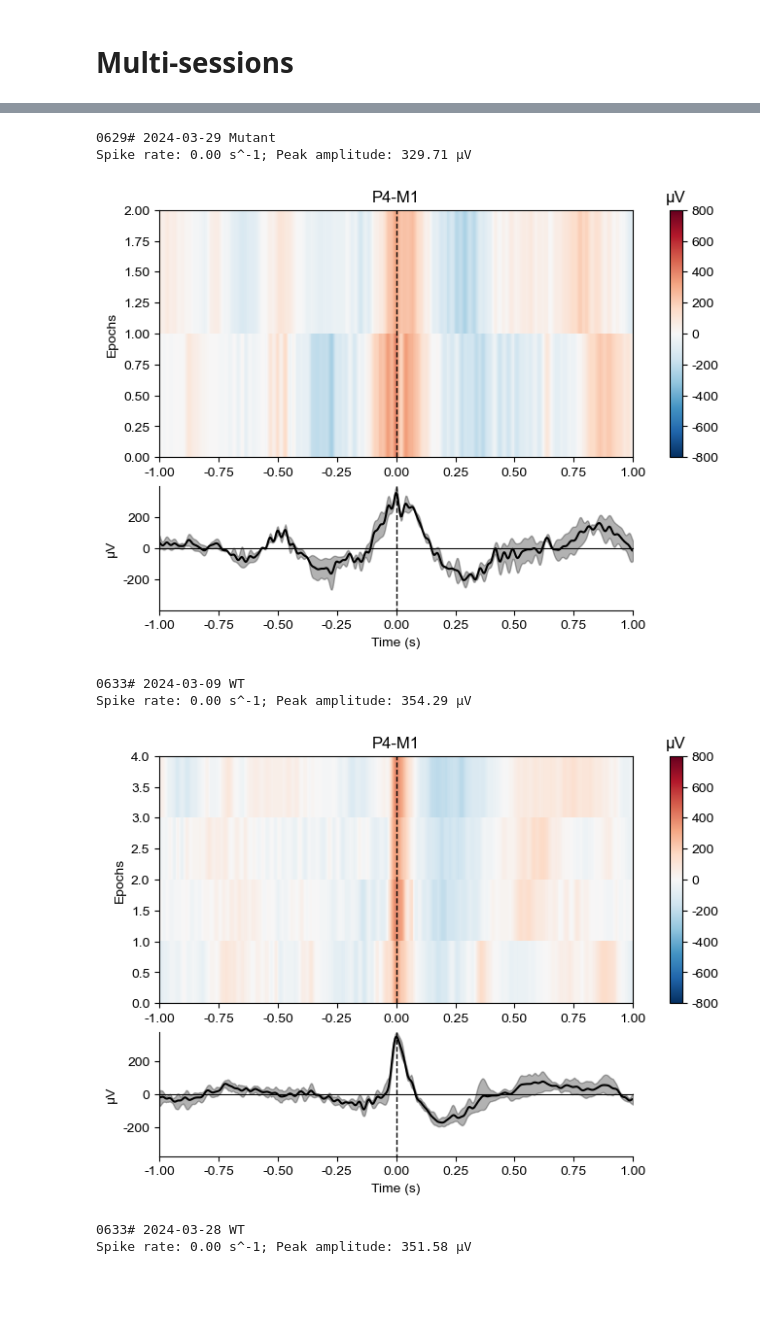
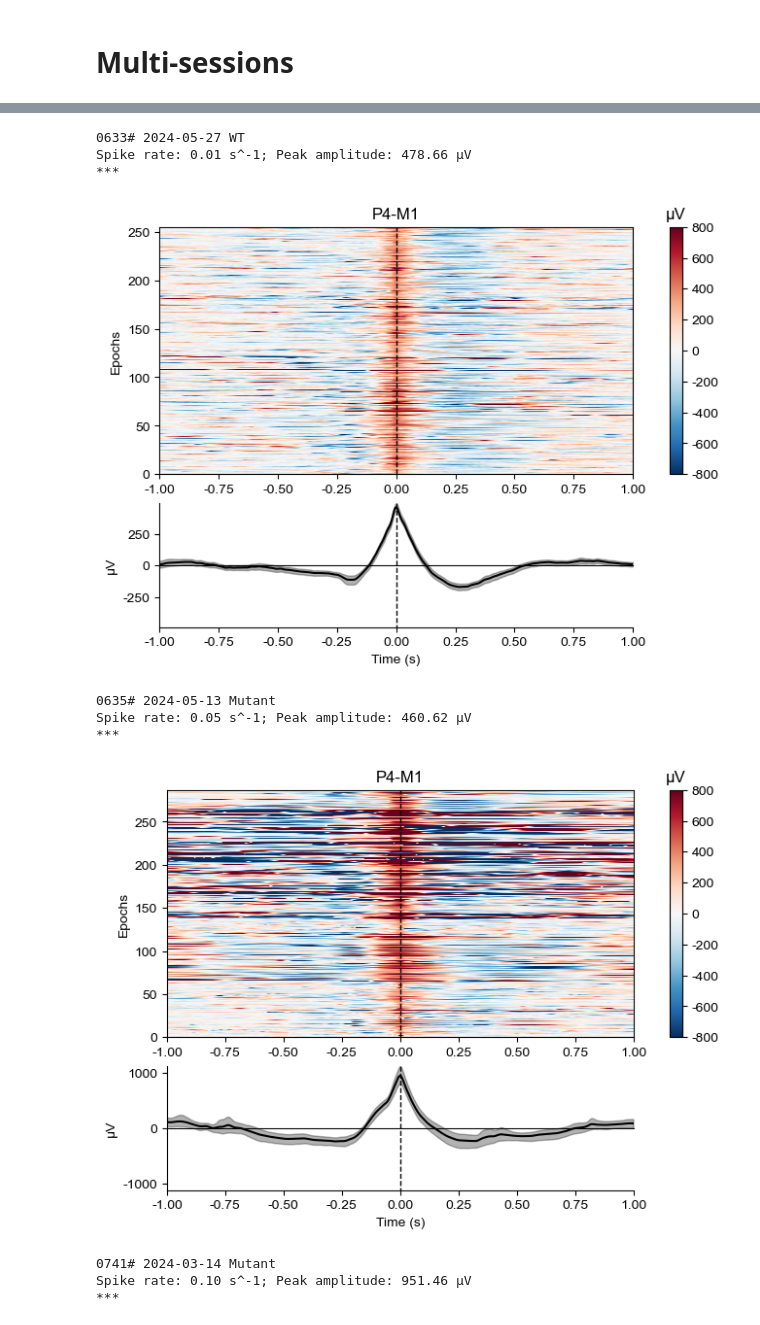
Before and after one commit to Puzzle-Li/as_monkey_eeg, a Jupyter notebook: find_spike_events2.ipynb, the cells around one changed output, grey strips where cells are left out. Saved outputs shown, nothing was run; the diff lists cells and outputs as text; code cells hidden in the pictures; blank space fills up the shorter version.

```diff
--- a/find_spike_events2.ipynb
+++ b/find_spike_events2.ipynb
@@ -18,7 +18,7 @@ mne.set_log_level('CRITICAL')
 # %%
 import dataset
 
-df_info = pd.read_excel('info.xlsx', index_col=0)
+df_info = dataset.load_info()
 # %%
 animal = '0629#'
 session = '2024-03-09'
@@ -84,3 +88,4 @@ descriptions = ['BAD_loco'] * len(bad_start_idx)
 annot_loco = mne.Annotations(
     onsets, durations, descriptions, orig_time=raw.info["meas_date"]
 )
+raw.set_annotations(raw.annotations + annot_loco + annot_muscle)
@@ -91,12 +124,17 @@ thr_muscle = 4
 thr_acc = 100
 
 data = raw.copy().filter(0.1, 30).get_data(picks=raw.ch_names[0], units='uV').squeeze()
-flag_ignore = (bi_bad == 1) | (scores_muscle > thr_muscle)
+flag_ignore = _annot_to_mask(raw)
 data[flag_ignore] = np.nan
 peaks, peak_values = find_peaks(data, height=300, prominence=400)
 
-plt.figure(figsize=(16, 4))
-plt.plot(data)
-plt.plot(peaks, data[peaks], "o")
+plt.figure(figsize=(16, 3))
+
+plt.plot(raw.times, data)
+plt.plot(peaks / raw.info['sfreq'], data[peaks], "o", markersize=3)
+plt.hlines(300, *raw.times[[0, -1]], 'r', '--')
+plt.xlim(450, 600)
+plt.xlabel('Time (s)')
+plt.ylabel('Amplitude (μV)')
 plt.show()
 # %% [output]
@@ -109,8 +147,8 @@ annot_spike = mne.Annotations(
     onsets, durations, descriptions, orig_time=raw.info["meas_date"]
 )
 # %%
-raw.set_annotations(raw.annotations + annot_spike + annot_loco + annot_muscle)
-raw.export(raw.filenames[0].replace('.edf', '_spike_dect.edf'), overwrite=True)
+raw.set_annotations(raw.annotations + annot_spike)
+raw.export(raw.filenames[0].replace('.edf', '_spike_detect.edf'), overwrite=True)
 # %%
 spike_events, event_id = mne.events_from_annotations(raw, event_id={'spike': 1})
 epochs = mne.Epochs(raw, spike_events, tmin=-1, tmax=2, event_id=event_id, preload=True)
@@ -130,6 +168,9 @@ Spike rate: 0.08 s^-1; Peak amplitude: 430.28 μV
 files = glob.glob(os.path.join(dataset.path['tmp'], '**', 'raw.edf'), recursive=True)
 # %%
 import datetime
+from scipy.signal import find_peaks
+
+df_sessions = pd.DataFrame()
 df_peak_property = pd.DataFrame()
 for file in files:
     animal, session = np.array(file.split('\\'))[[-3, -2]]
@@ -145,7 +186,10 @@ for file in files:
     raw.set_channel_types({'Loco': 'bio'})
     raw.notch_filter(np.arange(50, 100, 50))
 
-    thr = 4
+    thr_muscle = 2
+    thr_acc = 100
+
+    # muscle
     annot_muscle, scores_muscle = mne.preprocessing.annotate_muscle_zscore(
         raw,
         ch_type='eeg',
@@ -154,9 +198,12 @@ for file in files:
         filter_freq=[110, 120],
     )
 
+    annot_muscle = annot_muscle[annot_muscle.duration > 3]
+
+    # loco
     acc = raw.get_data(picks='Loco', units='uV').squeeze()
     sf = raw.info['sfreq']
-    bad_start_idx, bad_end_idx, bi_bad = find_over_segs(acc, 100, pad=sf * 1)
+    bad_start_idx, bad_end_idx, bi_bad = find_over_segs(acc, thr_acc, pad=sf * 1)
 
     onsets = bad_start_idx / sf
     durations = (bad_end_idx - bad_start_idx) / sf
@@ -165,11 +212,11 @@ for file in files:
         onsets, durations, descriptions, orig_time=raw.info["meas_date"]
     )
 
-    thr_muscle = 4
-    thr_acc = 100
+    data = raw.copy().filter(0.1, 30).get_data(picks=raw.ch_names[0], units='uV').squeeze()
+    raw.set_annotations(raw.annotations + annot_loco + annot_muscle)
 
-    data = raw.copy().filter(0.1, 30).get_data(picks=raw.ch_names[0], units='uV').squeeze()
-    flag_ignore = (bi_bad == 1) | (scores_muscle > thr_muscle)
+    # spike
+    flag_ignore = _annot_to_mask(raw)
     data[flag_ignore] = np.nan
     peaks, properties = find_peaks(data, height=300, prominence=400)
 
@@ -180,12 +227,24 @@ for file in files:
         onsets, durations, descriptions, orig_time=raw.info["meas_date"]
     )
     raw.set_annotations(raw.annotations + annot_spike + annot_loco + annot_muscle)
-    raw.export(raw.filenames[0].replace('.edf', '_spike_dect.edf'), overwrite=True)
+    raw.export(raw.filenames[0].replace('.edf', '_spike_detect.edf'), overwrite=True)
+
+    # session table
+    session_length = raw.times[-1]
+    df_sessions_tmp = pd.DataFrame({
+        'animal_id': animal,
+        'genotype':group,
+        'session': session,
+        'session_length': session_length
+    }, index=[0])
+    df_sessions = pd.concat([df_sessions, df_sessions_tmp])
+
+    # spike table
     if peaks.size > 0:
         spike_events, event_id = mne.events_from_annotations(raw, event_id={'spike': 1})
         if spike_events.size > 0:
             epochs = mne.Epochs(raw, spike_events, tmin=-1, tmax=1, event_id=event_id, preload=True)
-            if len(epochs) > 0:
+            if len(epochs) > 30:
                 epochs.plot_image(picks=raw.ch_names[0], vmin=-800, vmax=800)
                 plt.show()
 
@@ -201,11 +260,13 @@ for file in files:
                 isi[1:] = np.diff(peak_onset)
                 peak_width = (properties['right_bases'] - properties['left_bases']) / sf
                 peak_width = peak_width[epochs.selection]
+
                 df_peak_property_tmp = pd.DataFrame(properties).loc[epochs.selection, :]
                 df_peak_property_tmp = df_peak_property_tmp.drop(df_peak_property_tmp.columns[-2:], axis=1)
                 df_peak_property_tmp.insert(0, 'peak_width', peak_width)
                 df_peak_property_tmp.insert(0, 'isi', isi)
                 df_peak_property_tmp.insert(0, 'peak_onset', peak_onset)
+                df_peak_property_tmp.insert(0, 'session_length', session_length)
                 df_peak_property_tmp.insert(0, 'genotype', group)
                 df_peak_property_tmp.insert(0, 'session', session)
                 df_peak_property_tmp.insert(0, 'animal_id', animal)
@@ -227,8 +289,11 @@ Spike rate: 0.09 s^-1; Peak amplitude: 430.58 μV
-0629# 2024-03-29 Mutant
-Spike rate: 0.00 s^-1; Peak amplitude: 329.71 μV
+0633# 2024-05-27 WT
+Spike rate: 0.01 s^-1; Peak amplitude: 478.66 μV
+***
-[figure, old version]
+[figure, new version]
-0633# 2024-03-09 WT
-Spike rate: 0.00 s^-1; Peak amplitude: 354.29 μV
+0635# 2024-05-13 Mutant
+Spike rate: 0.05 s^-1; Peak amplitude: 460.62 μV
+***
-[figure, old version]
+[figure, new version]
-0633# 2024-03-28 WT
-Spike rate: 0.00 s^-1; Peak amplitude: 351.58 μV
+0741# 2024-03-14 Mutant
+Spike rate: 0.10 s^-1; Peak amplitude: 951.46 μV
+***
```
Also changed, not shown: parts of 10 cells of this notebook, 2 other files.
